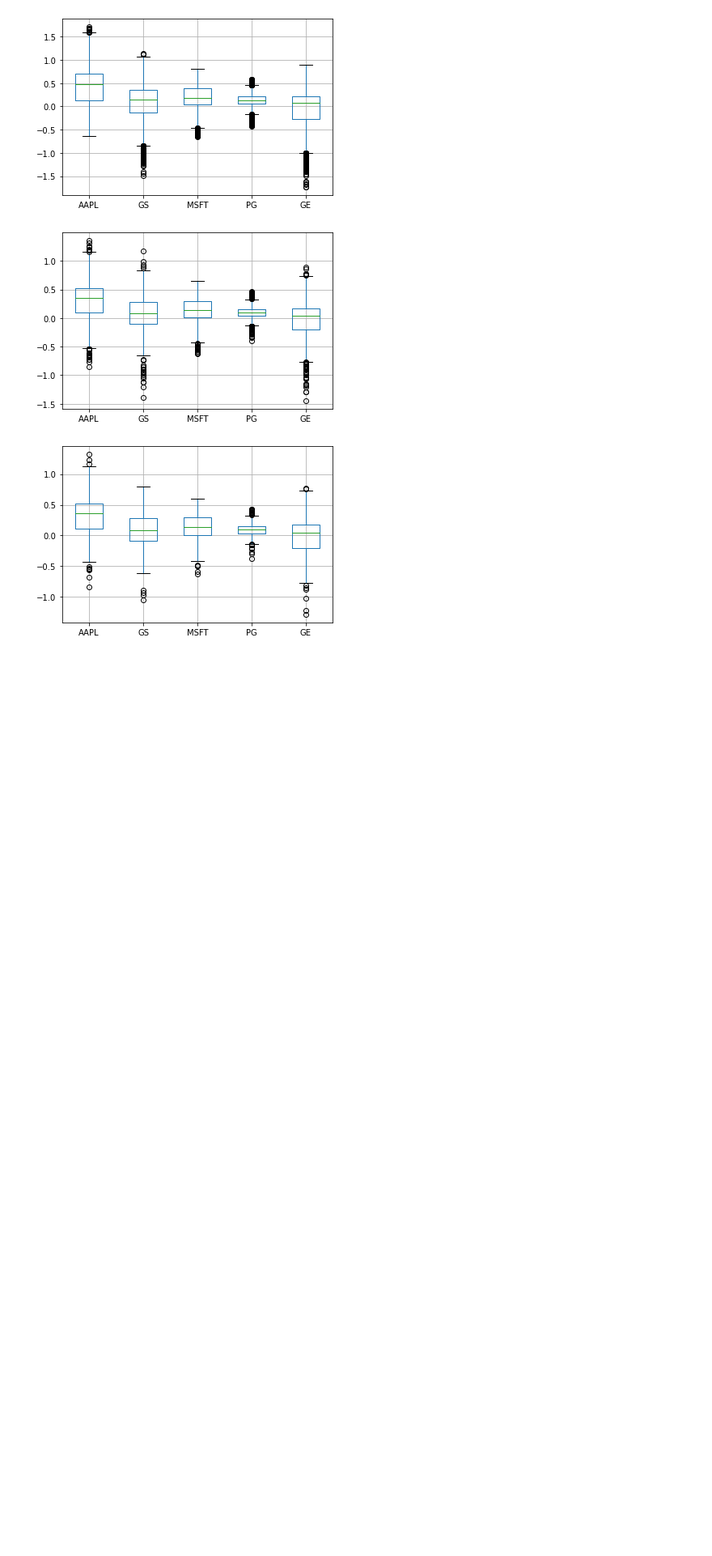
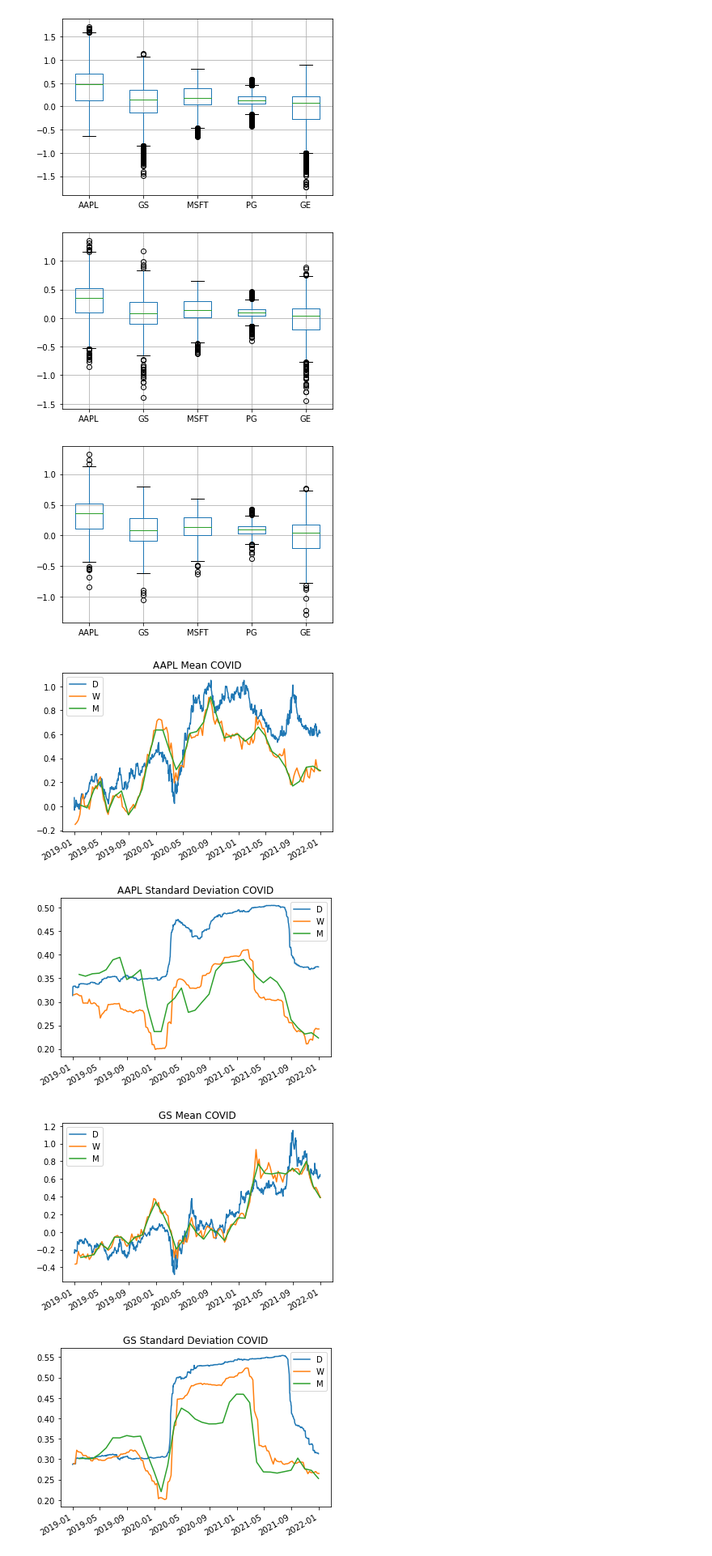
Before and after one commit to djoleglc/Investments, a Jupyter notebook: Investment_PS1_EX4.ipynb, the cells around one changed output. Shown at 81% size. Cells and saved outputs as stored; diff of their text form; code cells hidden in the pictures; blank space fills up the shorter version.

```diff
--- a/Investment_PS1_EX4.ipynb
+++ b/Investment_PS1_EX4.ipynb
@@ -136,3 +136,28 @@ dtype: float64
 [figure]
 [figure]
 [figure]
+# %%
+#visualize a little bit better the period of COVID 19
+
+#visualize the rolling windows estimations
+for n in newdata.columns:
+    #test to see if it works
+    mean_from_daily.loc[mean_from_daily.index > "2019-01-01"][n].plot(label="D")
+    mean_from_weekly.loc[mean_from_weekly.index > "2019-01-01"][n].plot(label="W")
+    mean_from_monthly.loc[mean_from_monthly.index > "2019-01-01"][n].plot(label="M")
+    plt.legend()
+    plt.title(f"{n} Mean COVID")
+    plt.show()
+
+    #test to see if it works
+    std_from_daily.loc[std_from_daily.index > "2019-01-01"][n].plot(label="D")
+    std_from_weekly.loc[std_from_weekly.index > "2019-01-01"][n].plot(label="W")
+    std_from_monthly.loc[std_from_monthly.index > "2019-01-01"][n].plot(label="M")
+    plt.legend()
+    plt.title(f"{n} Standard Deviation COVID")
+    plt.show()
+# %% [output]
+[figure, added]
+[figure, added]
+[figure, added]
+[figure, added]
```
Also changed, not shown: parts of 2 cells of this notebook.
